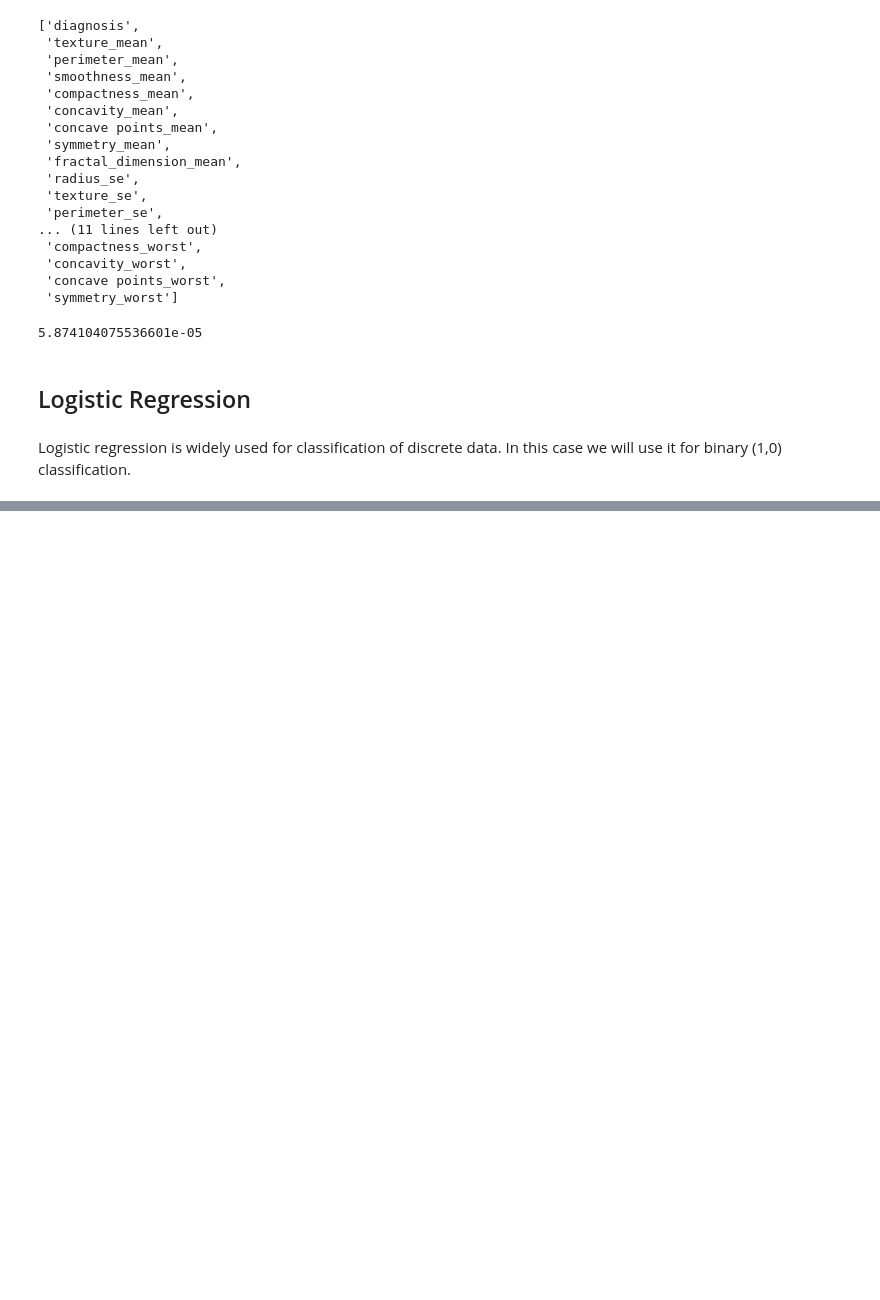
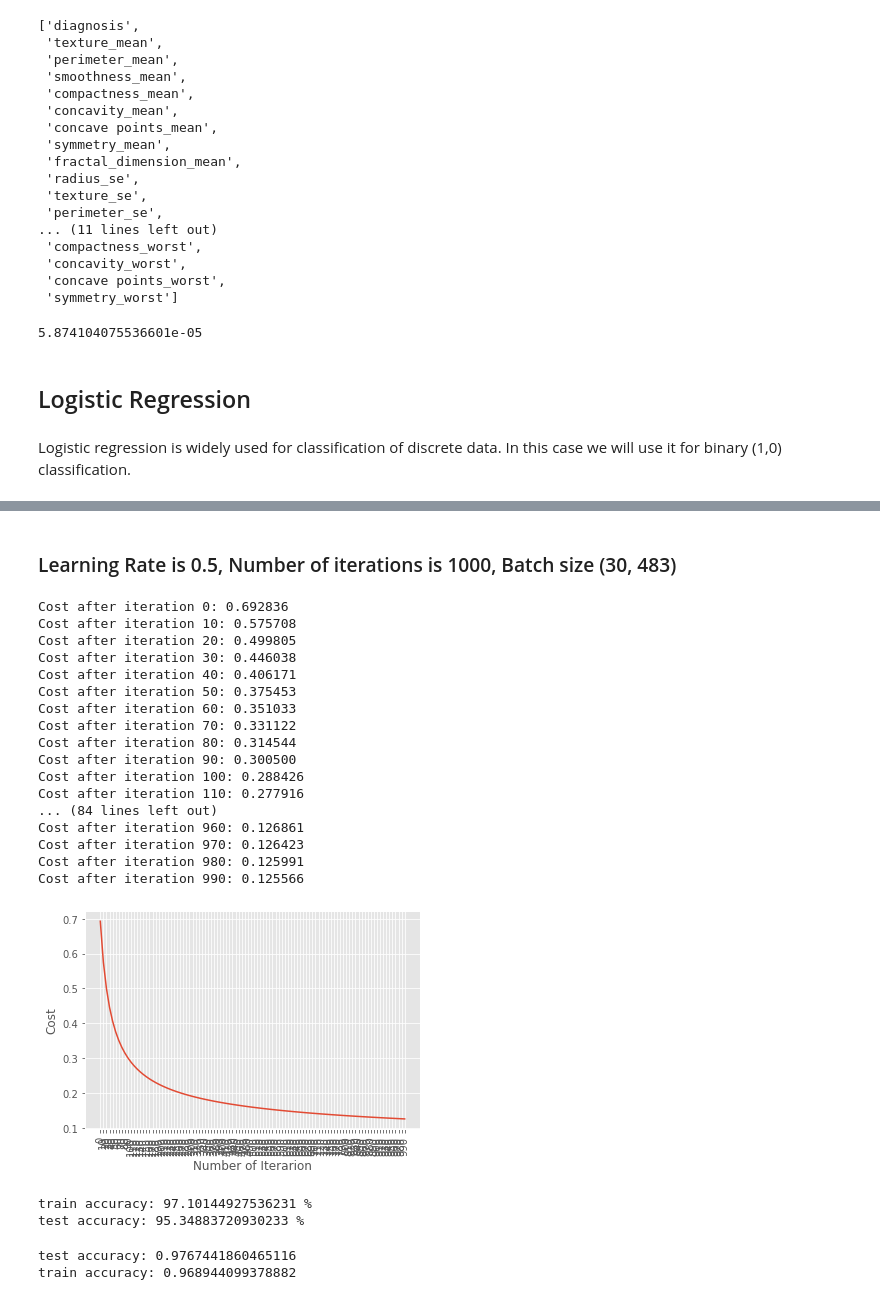
Before and after one commit to HarshMulani/F20DL_Portfolio-1, a Jupyter notebook: F20DL_Lab9.ipynb, the cells around one changed output, grey strips where cells are left out. Drawn from its saved outputs; the diff is of its cells as text; code cells hidden in the pictures; blank space fills up the shorter version.

```diff
--- a/F20DL_Lab9.ipynb
+++ b/F20DL_Lab9.ipynb
@@ -203,0 +325,32 @@ MSE_logr
+# %% [markdown]
+### Learning Rate is 0.5, Number of iterations is 1000, Batch size (30, 483)
+# %%
+logistic_regression(x_train, y_train, x_test, y_test,learning_rate = 0.5, num_iterations = 1000)
+# %% [output]
+Cost after iteration 0: 0.692836
+Cost after iteration 10: 0.575708
+Cost after iteration 20: 0.499805
+Cost after iteration 30: 0.446038
+Cost after iteration 40: 0.406171
+Cost after iteration 50: 0.375453
+Cost after iteration 60: 0.351033
+Cost after iteration 70: 0.331122
+Cost after iteration 80: 0.314544
+Cost after iteration 90: 0.300500
+Cost after iteration 100: 0.288426
+Cost after iteration 110: 0.277916
+... (84 lines left out)
+Cost after iteration 960: 0.126861
+Cost after iteration 970: 0.126423
+Cost after iteration 980: 0.125991
+Cost after iteration 990: 0.125566
+[figure, added]
+train accuracy: 97.10144927536231 %
+test accuracy: 95.34883720930233 %
+# %%
+logreg = linear_model.LogisticRegression(random_state = 42,max_iter= 150)
+print("test accuracy: {} ".format(logreg.fit(x_train.T, y_train.T).score(x_test.T, y_test.T)))
+print("train accuracy: {} ".format(logreg.fit(x_train.T, y_train.T).score(x_train.T, y_train.T)))
+# %% [output]
+test accuracy: 0.9767441860465116
+train accuracy: 0.968944099378882
```
Also changed, not shown: parts of 15 cells of this notebook.
